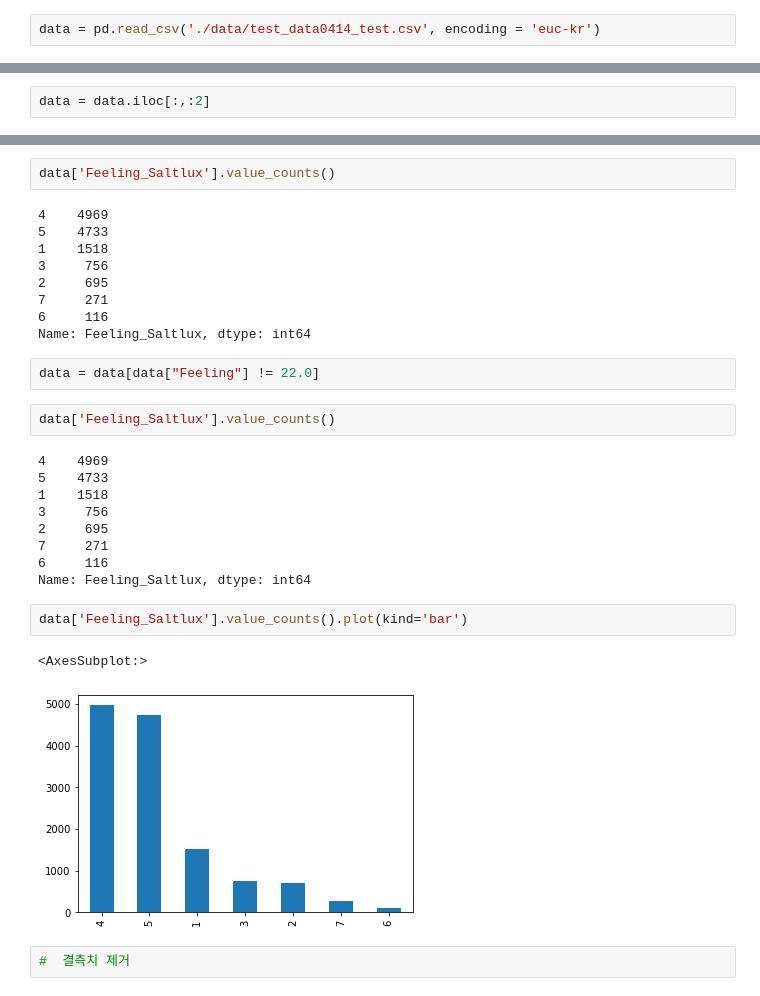
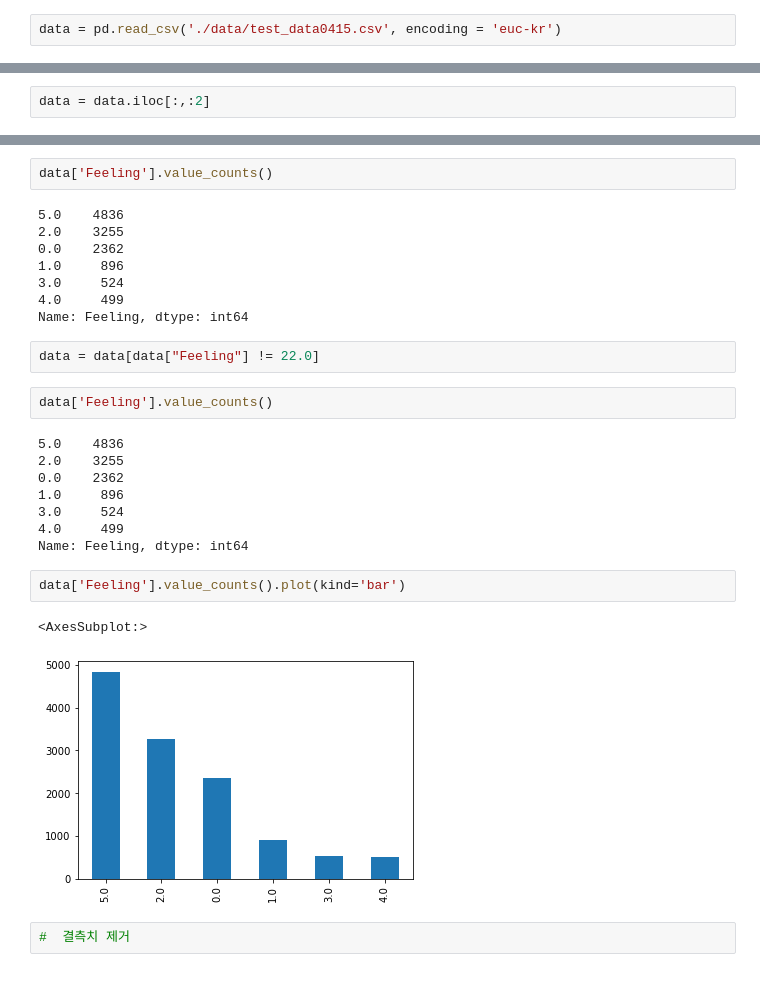
Before and after one commit to babbcb2/TIL, a Jupyter notebook: Project(전공)/6. 모델링/ModelingStart.ipynb, the cells around one changed output, grey strips where cells are left out. Drawn from its saved outputs; the diff is of its cells as text.

```diff
--- a/Project(전공)/6. 모델링/ModelingStart.ipynb
+++ b/Project(전공)/6. 모델링/ModelingStart.ipynb
@@ -19,5 +24,5 @@ from sklearn.preprocessing import LabelEncoder
 # %%
-data = pd.read_csv('./data/test_data0414_test.csv', encoding = 'euc-kr')
+data = pd.read_csv('./data/test_data0415.csv', encoding = 'euc-kr')
 # %%
 data
 # %% [output]
@@ -79,32 +84,30 @@ display(data[data.duplicated()])
 # %%
-data['Feeling_Saltlux'].value_counts()
+data['Feeling'].value_counts()
 # %% [output]
-4    4969
-5    4733
-1    1518
-3     756
-2     695
-7     271
-6     116
-Name: Feeling_Saltlux, dtype: int64
+5.0    4836
+2.0    3255
+0.0    2362
+1.0     896
+3.0     524
+4.0     499
+Name: Feeling, dtype: int64
 # %%
 data = data[data["Feeling"] != 22.0]
 # %%
-data['Feeling_Saltlux'].value_counts()
+data['Feeling'].value_counts()
 # %% [output]
-4    4969
-5    4733
-1    1518
-3     756
-2     695
-7     271
-6     116
-Name: Feeling_Saltlux, dtype: int64
+5.0    4836
+2.0    3255
+0.0    2362
+1.0     896
+3.0     524
+4.0     499
+Name: Feeling, dtype: int64
 # %%
-data['Feeling_Saltlux'].value_counts().plot(kind='bar')
+data['Feeling'].value_counts().plot(kind='bar')
 # %% [output]
 <AxesSubplot:>
-[figure, old version]
+[figure, new version]
 # %%
 #  결측치 제거
 # %%
```
Also changed, not shown: parts of 31 cells of this notebook, 7 other files.
